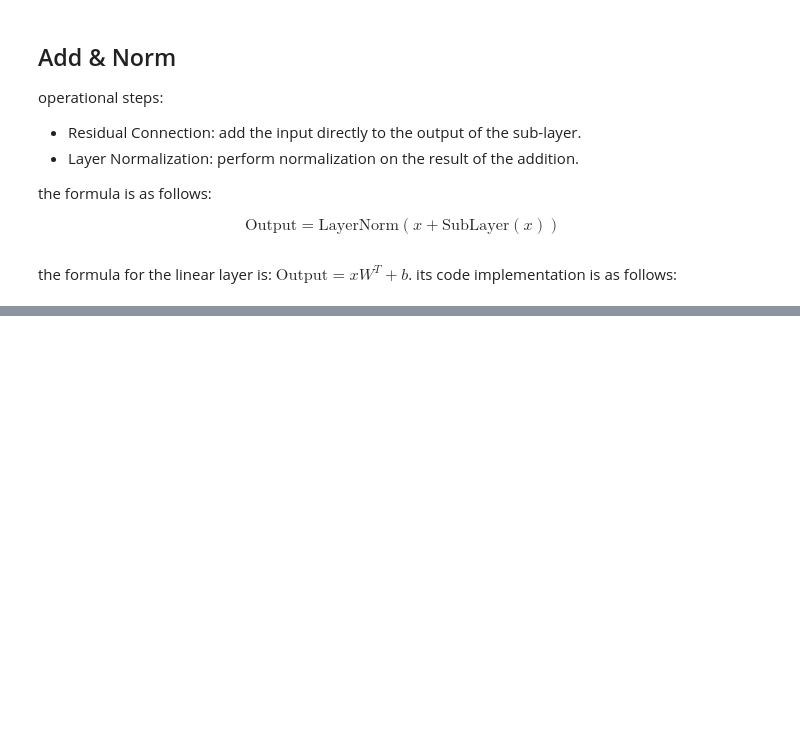
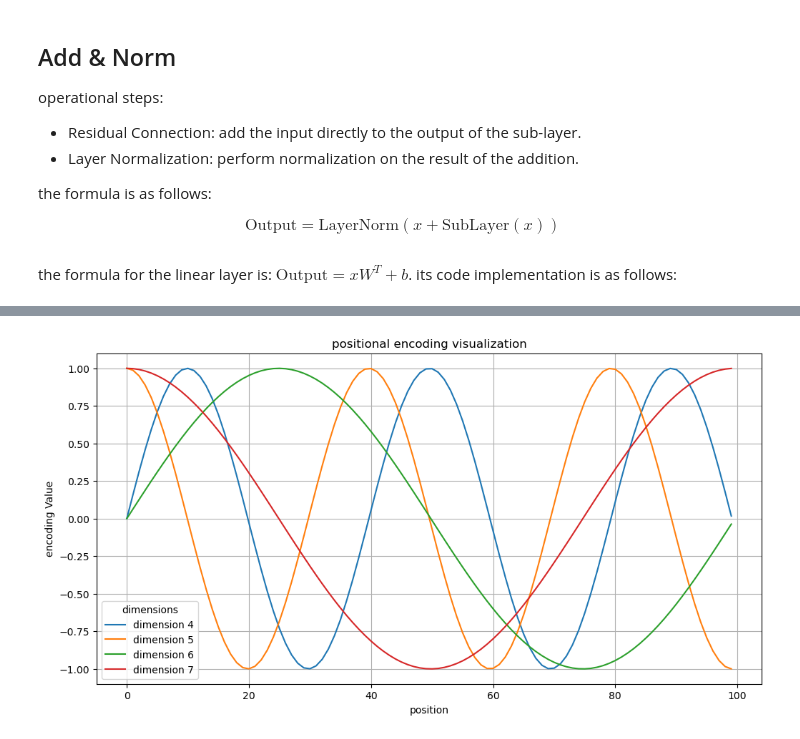
Before and after one commit to remysys/dl, a Jupyter notebook: transformer.ipynb, the cells around one changed output, grey strips where cells are left out. Saved outputs shown, nothing was run; the diff lists cells and outputs as text; code cells hidden in the pictures; blank space fills up the shorter version.

Commit message:
feat(transformer): add Embedding, Positional Encoding with notes

```diff
--- a/transformer.ipynb
+++ b/transformer.ipynb
@@ -755,0 +809,13 @@ def forward(self, x):
+# %%
+def softmax(x):
+  exp_x = torch.exp(x)
+  sum_exp_x = torch.sum(exp_x, dim=-1, keepdim=True)
+  return exp_x / sum_exp_x
+
+x = torch.tensor([1.0, 2.0, 3.0])
+result = softmax(x)
+
+nn_result = F.softmax(x, dim=-1)
+
+print("manual softmax results:", result)
+print("F.softmax results:", nn_result)
@@ -755,0 +866,25 @@ def forward(self, x):
+# %%
+def visualize_positional_encoding():
+  pe = PositionalEncoding(20, dropout=0, max_len=100)
+  x = torch.zeros(1, 100, 20)
+  y = pe.forward(x)
+
+
+  plt.figure(figsize=(12, 6))
+  # plot dimensions 4, 5, 6, 7 to visualize
+  for dim in [4, 5, 6, 7]:
+    plt.plot(range(100), y[0, :, dim].numpy(), label=f'dimension {dim}')
+
+  plt.title("positional encoding visualization")
+  plt.xlabel("position")
+  plt.ylabel("encoding Value")
+  plt.legend(title="dimensions")
+  plt.grid(True)
+
+  # save PNG image
+  # plt.savefig("positional_encoding.png", format="png", dpi=300, bbox_inches='tight')
+  plt.show()
+
+visualize_positional_encoding()
+# %% [output]
+[figure, added]
```
Also changed, not shown: parts of 18 cells of this notebook.
